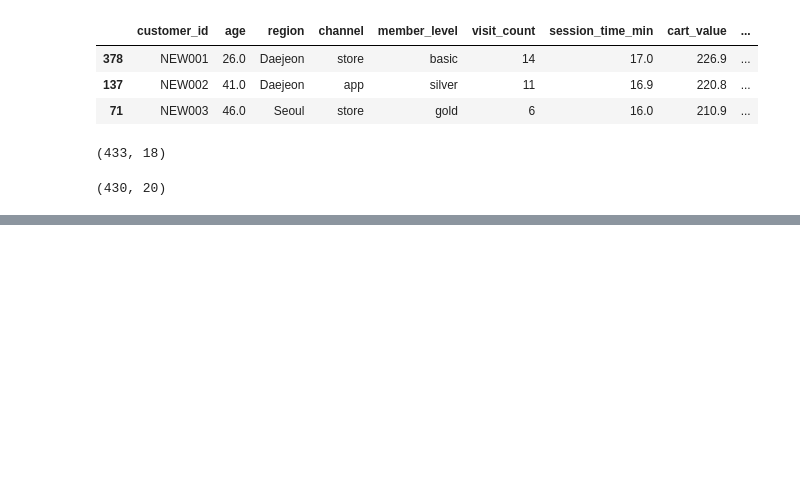
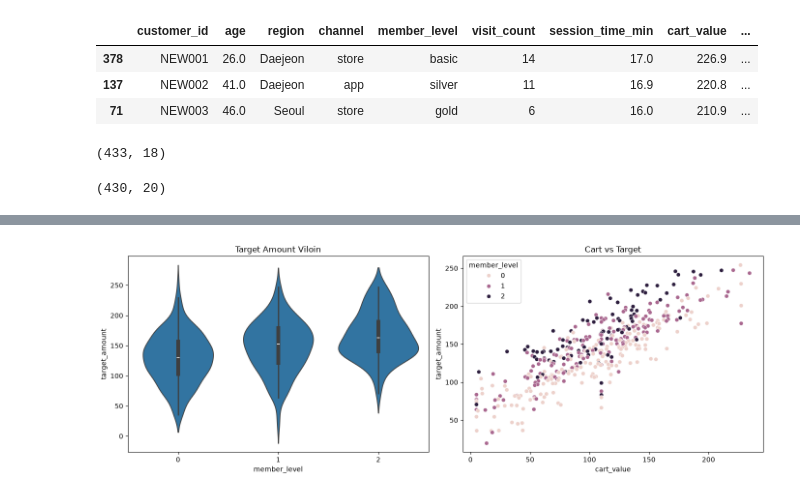
Before and after one commit to Lui-die-lui/aice-associate-study, a Jupyter notebook: DAY18/day18_full_review.ipynb, the cells around one changed output, grey strips where cells are left out. Saved outputs shown, nothing was run; the diff lists cells and outputs as text; code cells hidden in the pictures; blank space fills up the shorter version.

```diff
--- a/DAY18/day18_full_review.ipynb
+++ b/DAY18/day18_full_review.ipynb
@@ -290,0 +405,16 @@ data_concat_col.shape
+# %%
+fig, axes = plt.subplots(1, 2, figsize=(14, 5))
+
+sns.violinplot(data=data, x='member_level', y='target_amount', ax=axes[0])
+
+sns.scatterplot(data=data, x='cart_value', y='target_amount', hue='member_level', ax=axes[1])
+
+axes[0].set_title('Target Amount Viloin')
+
+axes[1].set_title('Cart vs Target')
+
+# 레이아웃 빈 부분을 자연스럽게 정리해줌
+plt.tight_layout()
+plt.show()
+# %% [output]
+[figure, added]
```
Also changed, not shown: parts of 26 cells of this notebook, 4 other files.
